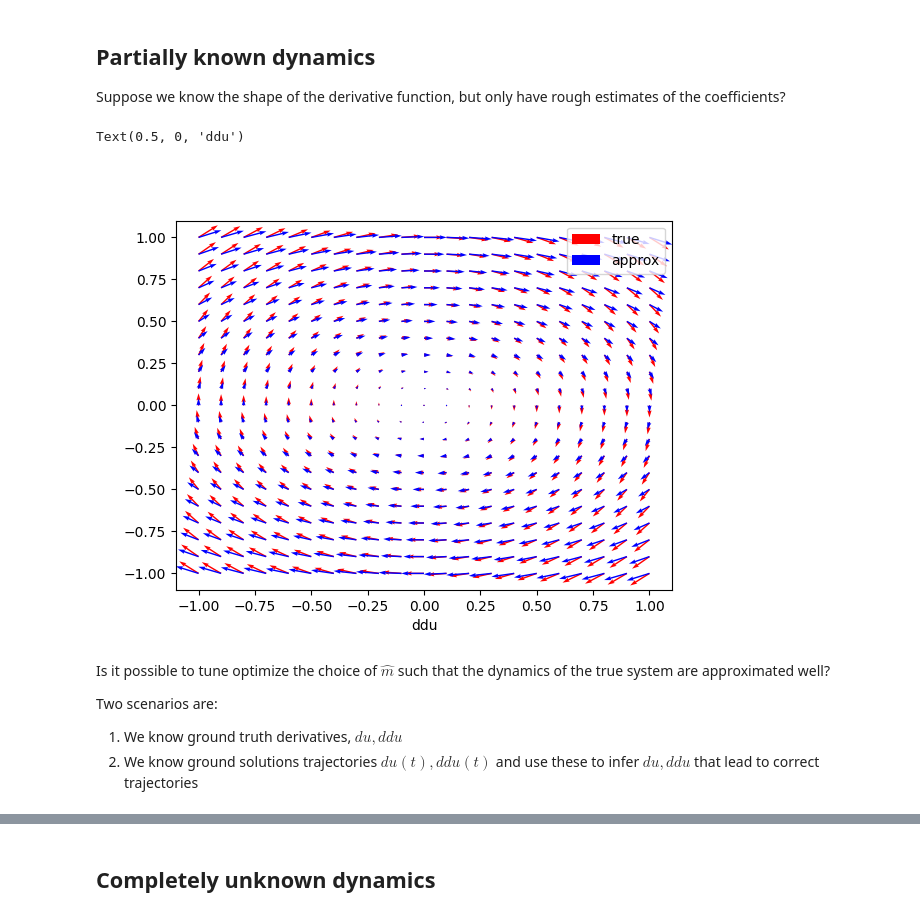
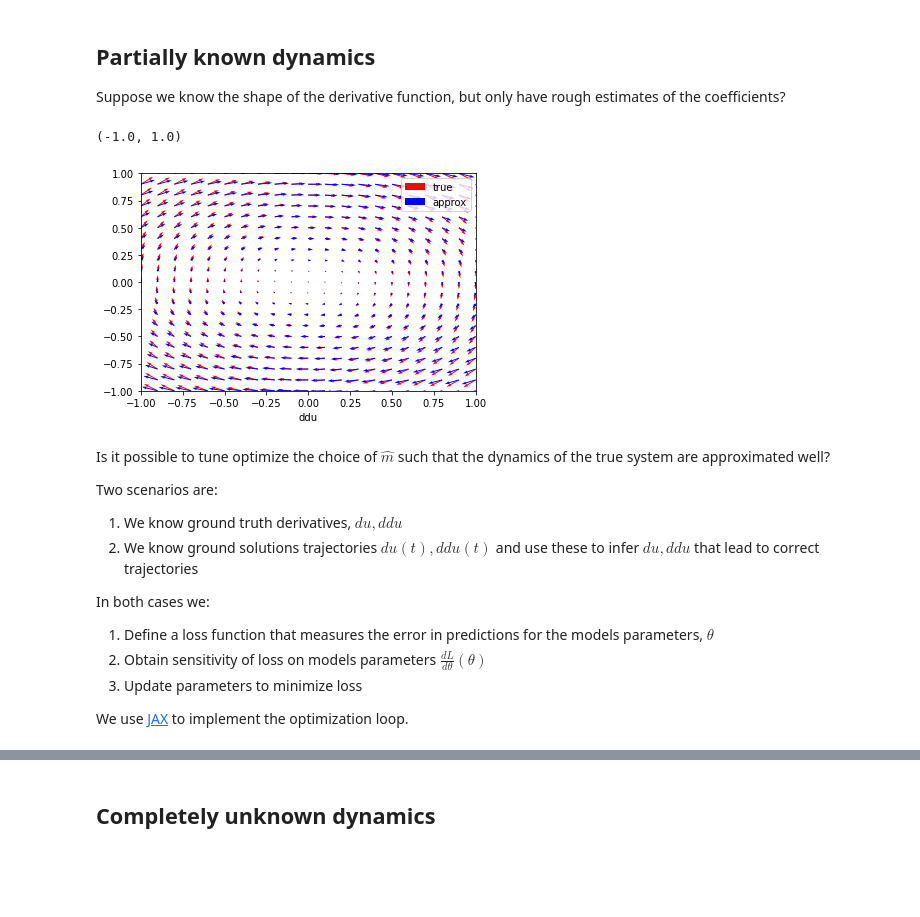
Before and after one commit to clegaard/ml_dynamical_systems_presentation, a Jupyter notebook: odes.ipynb, the cells around one changed output, grey strips where cells are left out. Saved outputs shown, nothing was run; the diff lists cells and outputs as text; code cells hidden in the pictures; blank space fills up the shorter version.

```diff
--- a/odes.ipynb
+++ b/odes.ipynb
@@ -104,31 +109,40 @@ Suppose we know the shape of the derivative function, but only have rough estima
 # %%
 m_true = 1.0
 m_approx = 2.0
 g = 1.0
 
 def f(u, du, m):
     ddu = - g/m * jnp.sin(u)
     return du, ddu
 
 x, y = np.meshgrid(np.arange(x_min,x_max+dx,dx), np.arange(y_min, y_max+dy,dy))
 du_approx, ddu_approx = f(x, y, m_approx)
 du_true, ddu_true = f(x, y, m_true)
 
 fig, ax = plt.subplots()
 ax.quiver(x,y,du_true,ddu_true, scale_units="xy",angles="xy", label="true", color="red")
 ax.quiver(x,y,du_approx,ddu_approx, scale_units="xy",angles="xy", label="approx", color="blue")
 ax.legend()
 ax.set_xlabel("du")
 ax.set_xlabel("ddu")
+ax.set_xlim(x_min,x_max)
+ax.set_ylim(y_min,y_max)
 # %% [output]
-Text(0.5, 0, 'ddu')
+(-1.0, 1.0)
-[figure, old version]
+[figure, new version]
 # %% [markdown]
 Is it possible to tune optimize the choice of $\hat{m}$ such that the dynamics of the true system are approximated well?
 
 Two scenarios are:
 1. We know ground truth derivatives, $du, ddu$
 2. We know ground solutions trajectories $du(t), ddu(t)$ and use these to infer $du, ddu$ that lead to correct trajectories
+
+In both cases we:
+1. Define a loss function that measures the error in predictions for the models parameters, $\theta$
+2. Obtain sensitivity of loss on models parameters $\frac{dL}{d\theta}(\theta)$
+3. Update parameters to minimize loss
+
+We use [JAX](https://jax.readthedocs.io/en/latest/) to implement the optimization loop.
 # %%
 from jax import value_and_grad
 from jax import jit
```
Also changed, not shown: parts of 11 cells of this notebook.
